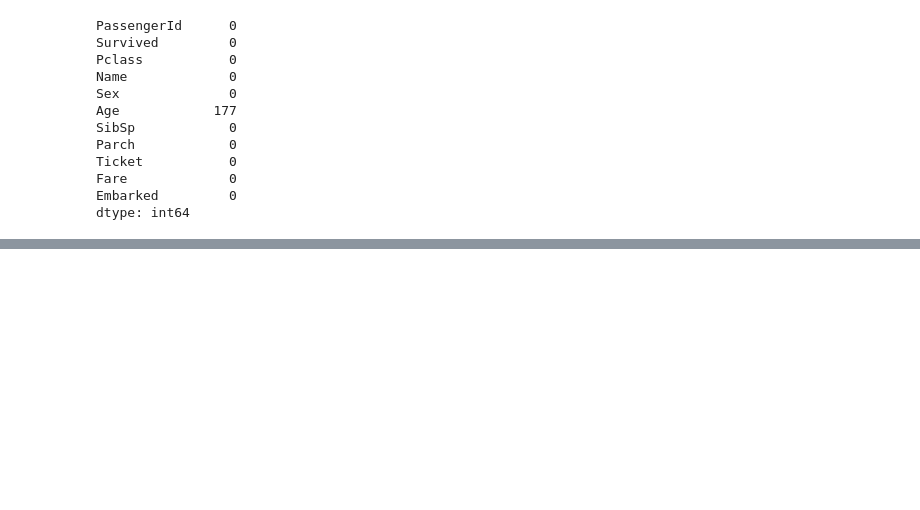
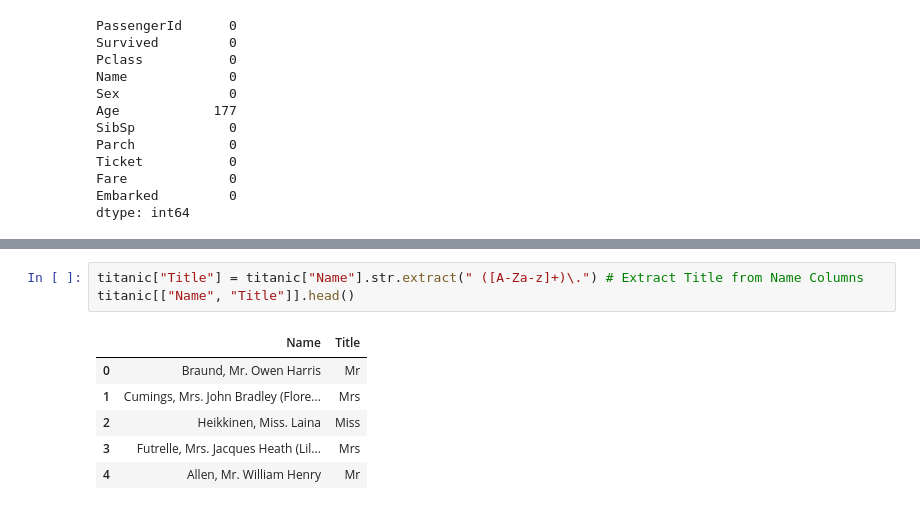
Before and after one commit to BadarsCode/Rhombix-Techonologies, a Jupyter notebook: Rhombix_Task_1.ipynb, the cells around one changed output, grey strips where cells are left out. Saved outputs shown, nothing was run; the diff lists cells and outputs as text; blank space fills up the shorter version.

```diff
--- a/Rhombix_Task_1.ipynb
+++ b/Rhombix_Task_1.ipynb
@@ -209,0 +227,10 @@ dtype: int64
+# %%
+titanic["Title"] = titanic["Name"].str.extract(" ([A-Za-z]+)\.") # Extract Title from Name Columns
+titanic[["Name", "Title"]].head()
+# %% [output]
+|  | Name | Title |
+| 0 | Braund, Mr. Owen Harris | Mr |
+| 1 | Cumings, Mrs. John Bradley (Flore... | Mrs |
+| 2 | Heikkinen, Miss. Laina | Miss |
+| 3 | Futrelle, Mrs. Jacques Heath (Lil... | Mrs |
+| 4 | Allen, Mr. William Henry | Mr |
```
Also changed, not shown: parts of 10 cells of this notebook.
